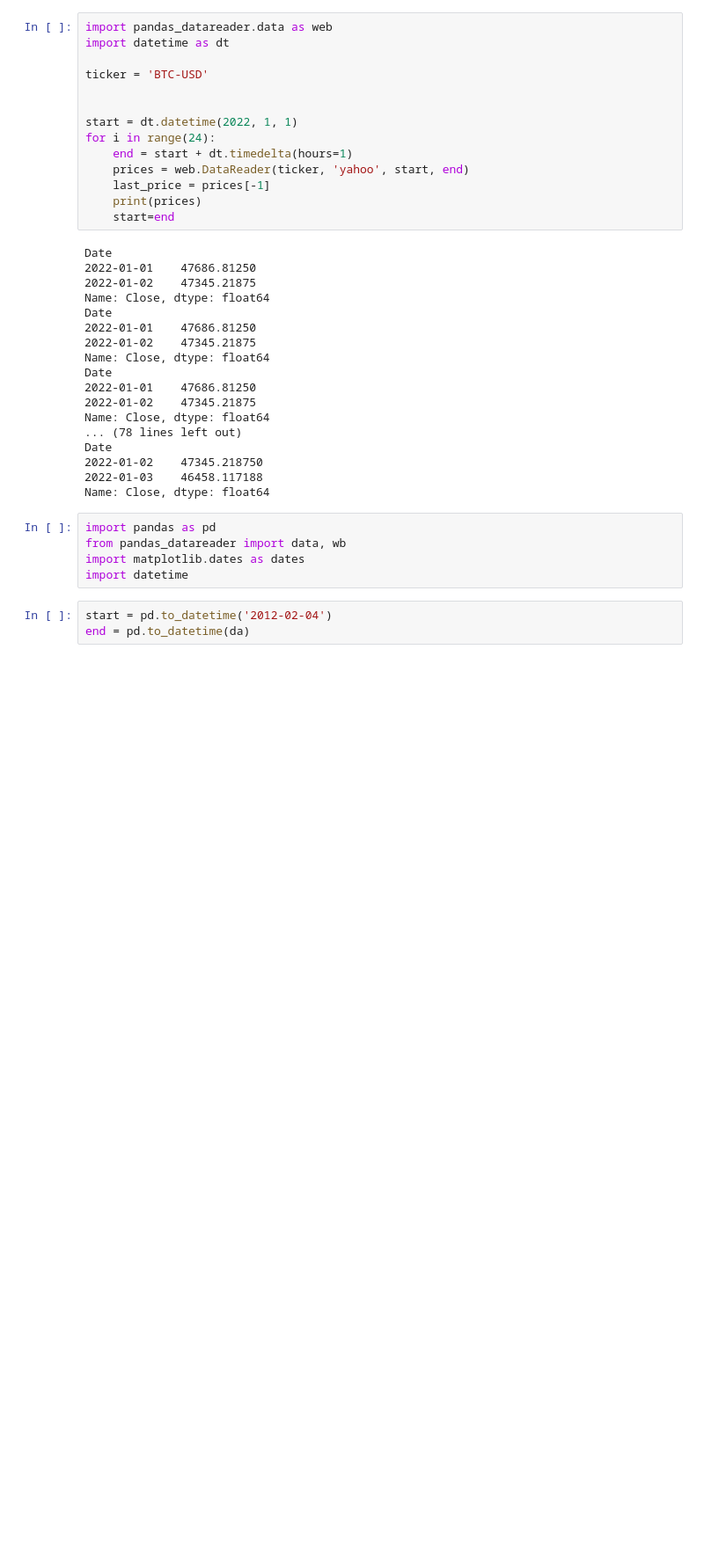
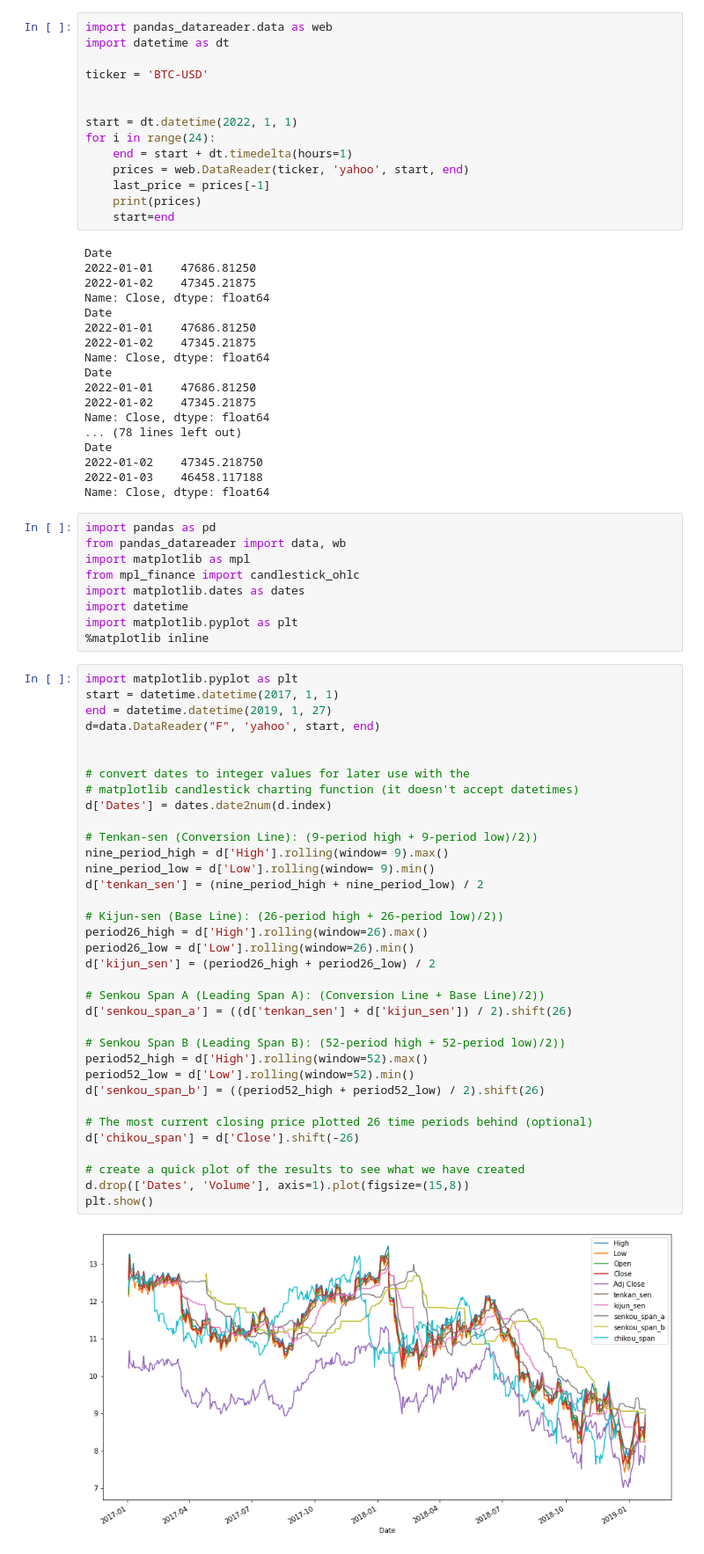
Before and after one commit to JayroZeppeli/web_scrapping, a Jupyter notebook: recuperation_donnees.ipynb, the cells around one changed output. Shown at 88% size. Saved outputs shown, nothing was run; the diff lists cells and outputs as text; blank space fills up the shorter version.

```diff
--- a/recuperation_donnees.ipynb
+++ b/recuperation_donnees.ipynb
@@ -74,8 +74,46 @@ Name: Close, dtype: float64
 # %%
 import pandas as pd
 from pandas_datareader import data, wb
+import matplotlib as mpl
+from mpl_finance import candlestick_ohlc
 import matplotlib.dates as dates
 import datetime
+import matplotlib.pyplot as plt
+%matplotlib inline
-# %%
-start = pd.to_datetime('2012-02-04')
-end = pd.to_datetime(da)
+# %%
+import matplotlib.pyplot as plt
+start = datetime.datetime(2017, 1, 1)
+end = datetime.datetime(2019, 1, 27)
+d=data.DataReader("F", 'yahoo', start, end)
+
+
+# convert dates to integer values for later use with the
+# matplotlib candlestick charting function (it doesn't accept datetimes)
+d['Dates'] = dates.date2num(d.index)
+
+# Tenkan-sen (Conversion Line): (9-period high + 9-period low)/2))
+nine_period_high = d['High'].rolling(window= 9).max()
+nine_period_low = d['Low'].rolling(window= 9).min()
+d['tenkan_sen'] = (nine_period_high + nine_period_low) / 2
+
+# Kijun-sen (Base Line): (26-period high + 26-period low)/2))
+period26_high = d['High'].rolling(window=26).max()
+period26_low = d['Low'].rolling(window=26).min()
+d['kijun_sen'] = (period26_high + period26_low) / 2
+
+# Senkou Span A (Leading Span A): (Conversion Line + Base Line)/2))
+d['senkou_span_a'] = ((d['tenkan_sen'] + d['kijun_sen']) / 2).shift(26)
+
+# Senkou Span B (Leading Span B): (52-period high + 52-period low)/2))
+period52_high = d['High'].rolling(window=52).max()
+period52_low = d['Low'].rolling(window=52).min()
+d['senkou_span_b'] = ((period52_high + period52_low) / 2).shift(26)
+
+# The most current closing price plotted 26 time periods behind (optional)
+d['chikou_span'] = d['Close'].shift(-26)
+
+# create a quick plot of the results to see what we have created
+d.drop(['Dates', 'Volume'], axis=1).plot(figsize=(15,8))
+plt.show()
+# %% [output]
+[figure, added]
```
Also changed, not shown: parts of 5 cells of this notebook, 2 other files.
